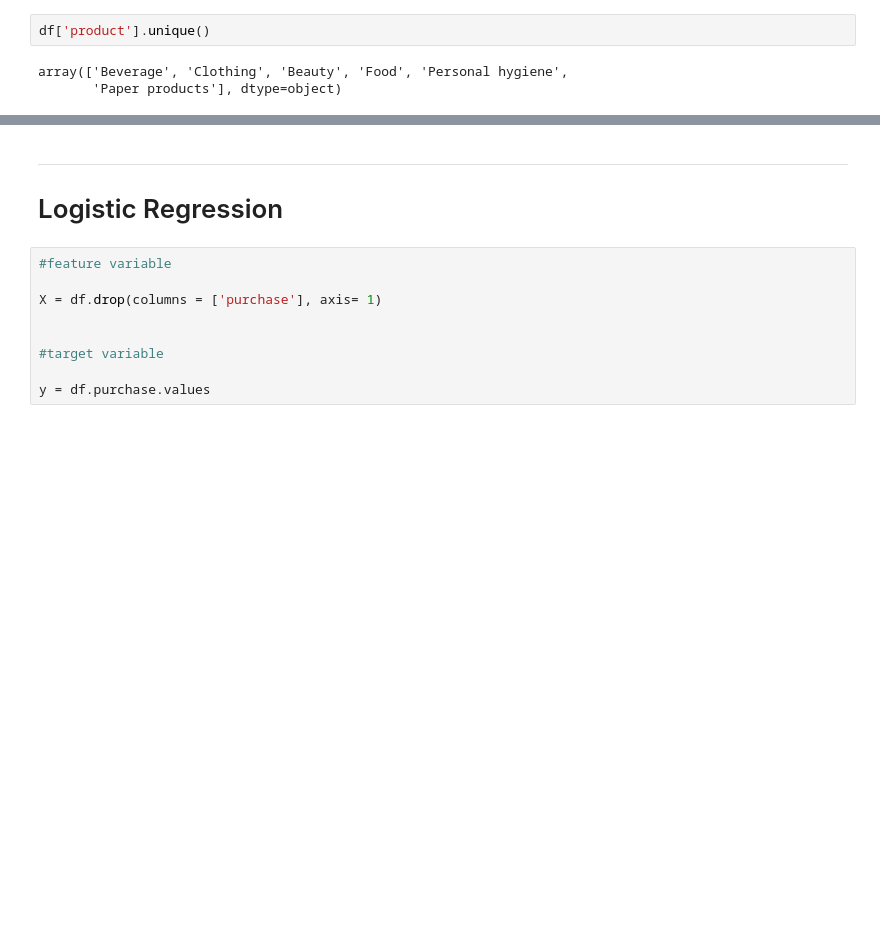
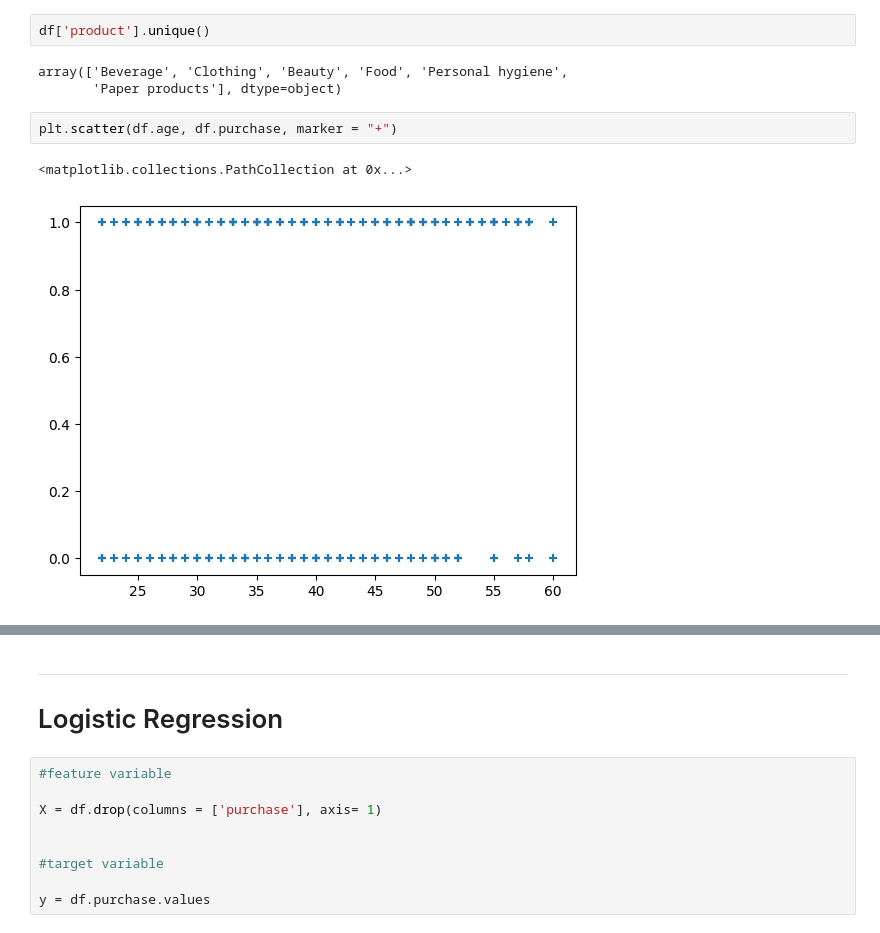
Before and after one commit to NityaVerma19/Customer-Purchase-Decision-, a Jupyter notebook: Consumer_behaviour.ipynb, the cells around one changed output, grey strips where cells are left out. Saved outputs shown, nothing was run; the diff lists cells and outputs as text; blank space fills up the shorter version.

```diff
--- a/Consumer_behaviour.ipynb
+++ b/Consumer_behaviour.ipynb
@@ -29,3 +30,8 @@ df['product'].unique()
 # %% [output]
 array(['Beverage', 'Clothing', 'Beauty', 'Food', 'Personal hygiene',
        'Paper products'], dtype=object)
+# %%
+plt.scatter(df.age, df.purchase, marker = "+")
+# %% [output]
+<matplotlib.collections.PathCollection at 0x...>
+[figure, added]
```
Also changed, not shown: parts of 5 cells of this notebook.
